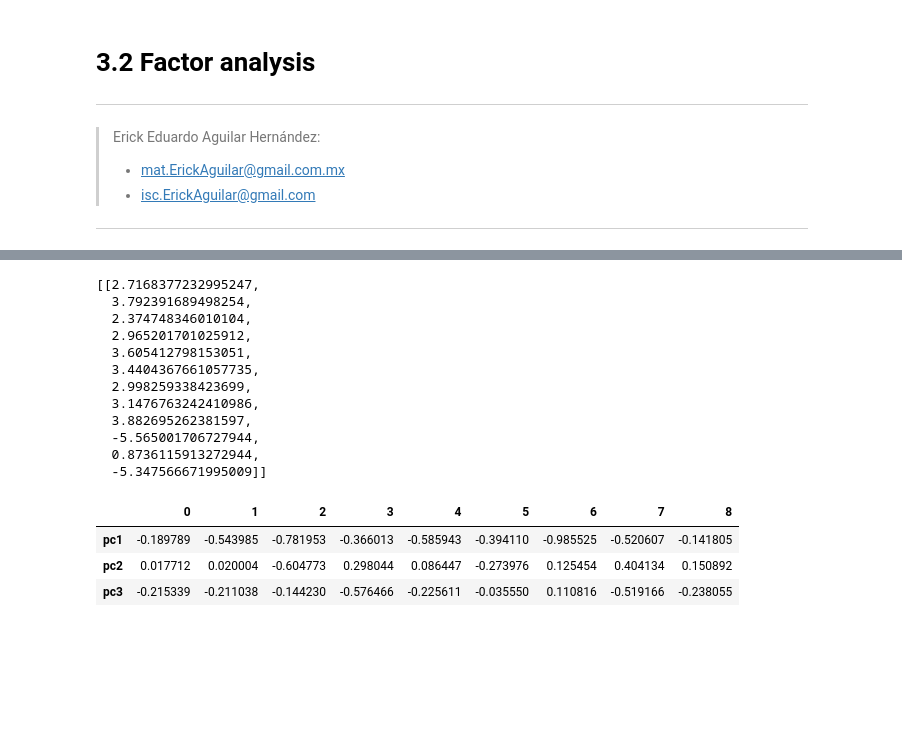
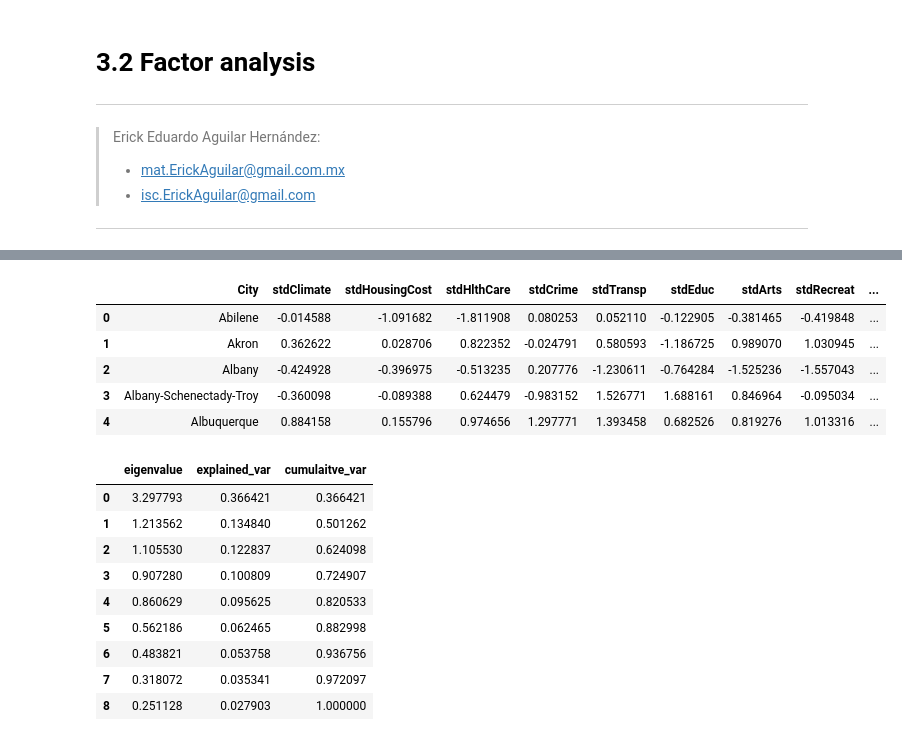
Before and after one commit to ErickEduardoAH/AnalisisMultivariado, a Jupyter notebook: 3.2 - Interdependence Spectral Analysis - factor analysis.ipynb, the cells around one changed output, grey strips where cells are left out. Cells and saved outputs as stored; diff of their text form; code cells hidden in the pictures; blank space fills up the shorter version.

```diff
--- a/3.2 - Interdependence Spectral Analysis - factor analysis.ipynb
+++ b/3.2 - Interdependence Spectral Analysis - factor analysis.ipynb
@@ -162,19 +141,0 @@ matrix([[-0.03507174,  0.00890081, -0.14747075],
-# %%
-tranformedRatingsRDD = pcaModel.transform(labeledVectorsDF)\
-                               .select(['features','transformationPCA'])\
-                               .rdd.map(lambda r: list(r[0])+list(r[1]))\
-                               .map(lambda r: ([float(y) for y in r]))
-tranformedRatingsRDD.take(1)
-# %% [output]
-[[2.7168377232995247,
-  3.792391689498254,
-  2.374748346010104,
-  2.965201701025912,
-  3.605412798153051,
-  3.4404367661057735,
-  2.998259338423699,
-  3.1476763242410986,
-  3.882695262381597,
-  -5.565001706727944,
-  0.8736115913272944,
-  -5.347566671995009]]
@@ -184,7 +141,0 @@ correlation = Statistics.corr(x=tranformedRatingsRDD)
-# %%
-pd.DataFrame(data=correlation[p:,:p],index=['pc1','pc2','pc3'])
-# %% [output]
-|  | 0 | 1 | 2 | 3 | 4 | 5 | 6 | 7 | 8 |
-| pc1 | -0.189789 | -0.543985 | -0.781953 | -0.366013 | -0.585943 | -0.394110 | -0.985525 | -0.520607 | -0.141805 |
-| pc2 | 0.017712 | 0.020004 | -0.604773 | 0.298044 | 0.086447 | -0.273976 | 0.125454 | 0.404134 | 0.150892 |
-| pc3 | -0.215339 | -0.211038 | -0.144230 | -0.576466 | -0.225611 | -0.035550 | 0.110816 | -0.519166 | -0.238055 |
@@ -190,0 +147,13 @@ pd.DataFrame(data=correlation[p:,:p],index=['pc1','pc2','pc3'])
+# %%
+stdExpresions = [((c(colName)-c('mean'+colName))/c('stddev'+colName))\
+                 .alias('std'+colName) for colName in features]
+sdPlatecRated = placesRatedDF.crossJoin(f.broadcast(statisticsDF))\
+                             .select([c(idCol[0])]+stdExpresions)
+sdPlatecRated.limit(5).toPandas()
+# %% [output]
+|  | City | stdClimate | stdHousingCost | stdHlthCare | stdCrime | stdTransp | stdEduc | stdArts | stdRecreat | ... |
+| 0 | Abilene | -0.014588 | -1.091682 | -1.811908 | 0.080253 | 0.052110 | -0.122905 | -0.381465 | -0.419848 | ... |
+| 1 | Akron | 0.362622 | 0.028706 | 0.822352 | -0.024791 | 0.580593 | -1.186725 | 0.989070 | 1.030945 | ... |
+| 2 | Albany | -0.424928 | -0.396975 | -0.513235 | 0.207776 | -1.230611 | -0.764284 | -1.525236 | -1.557043 | ... |
+| 3 | Albany-Schenectady-Troy | -0.360098 | -0.089388 | 0.624479 | -0.983152 | 1.526771 | 1.688161 | 0.846964 | -0.095034 | ... |
+| 4 | Albuquerque | 0.884158 | 0.155796 | 0.974656 | 1.297771 | 1.393458 | 0.682526 | 0.819276 | 1.013316 | ... |
@@ -190,0 +165,18 @@ pd.DataFrame(data=correlation[p:,:p],index=['pc1','pc2','pc3'])
+# %%
+explainedVar = [Lambda/sum(eigenValues) for Lambda in eigenValues]
+cumulativeExplainedVar = np.cumsum(explainedVar)
+eigenvaluesResumePD = pd.DataFrame(np.matrix([eigenValues.tolist(),explainedVar,\
+                              cumulativeExplainedVar.tolist()]).transpose(),\
+                              columns=['eigenvalue','explained_var','cumulaitve_var'])
+eigenvaluesResumePD
+# %% [output]
+|  | eigenvalue | explained_var | cumulaitve_var |
+| 0 | 3.297793 | 0.366421 | 0.366421 |
+| 1 | 1.213562 | 0.134840 | 0.501262 |
+| 2 | 1.105530 | 0.122837 | 0.624098 |
+| 3 | 0.907280 | 0.100809 | 0.724907 |
+| 4 | 0.860629 | 0.095625 | 0.820533 |
+| 5 | 0.562186 | 0.062465 | 0.882998 |
+| 6 | 0.483821 | 0.053758 | 0.936756 |
+| 7 | 0.318072 | 0.035341 | 0.972097 |
+| 8 | 0.251128 | 0.027903 | 1.000000 |
```
Also changed, not shown: parts of 14 cells of this notebook.
